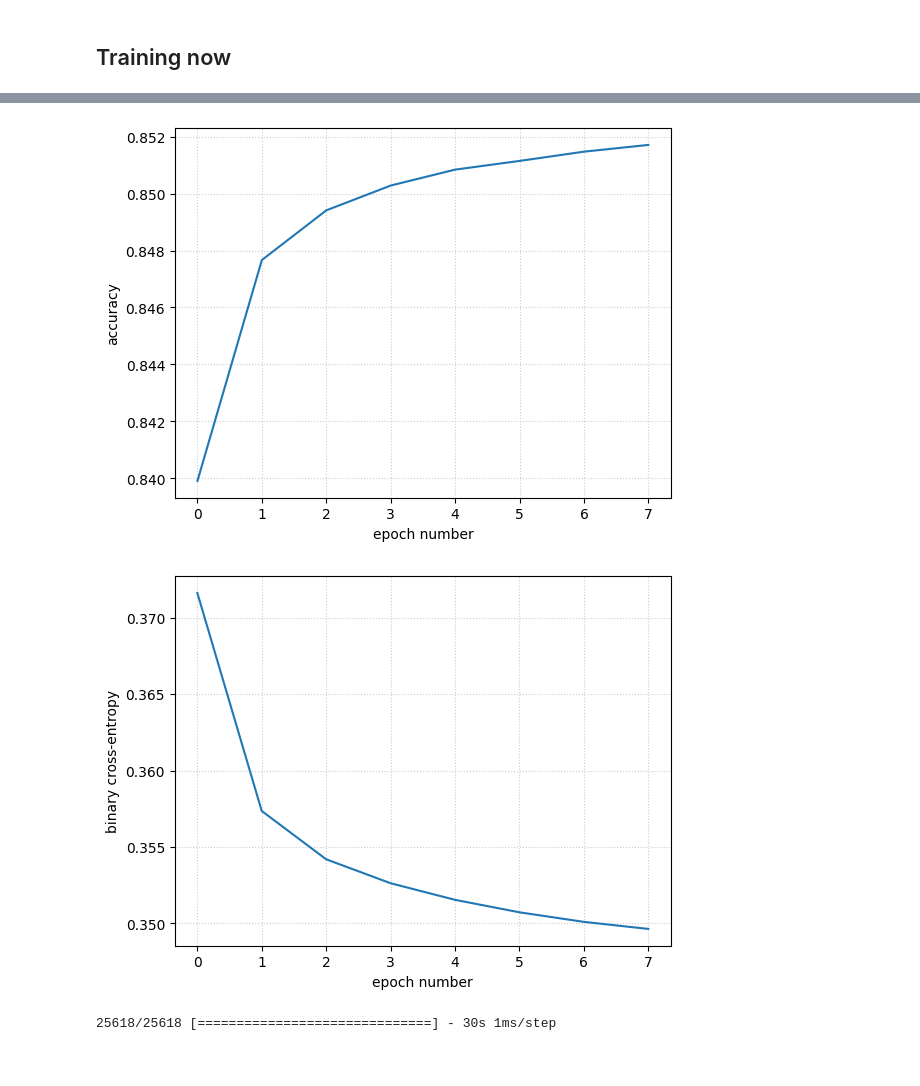
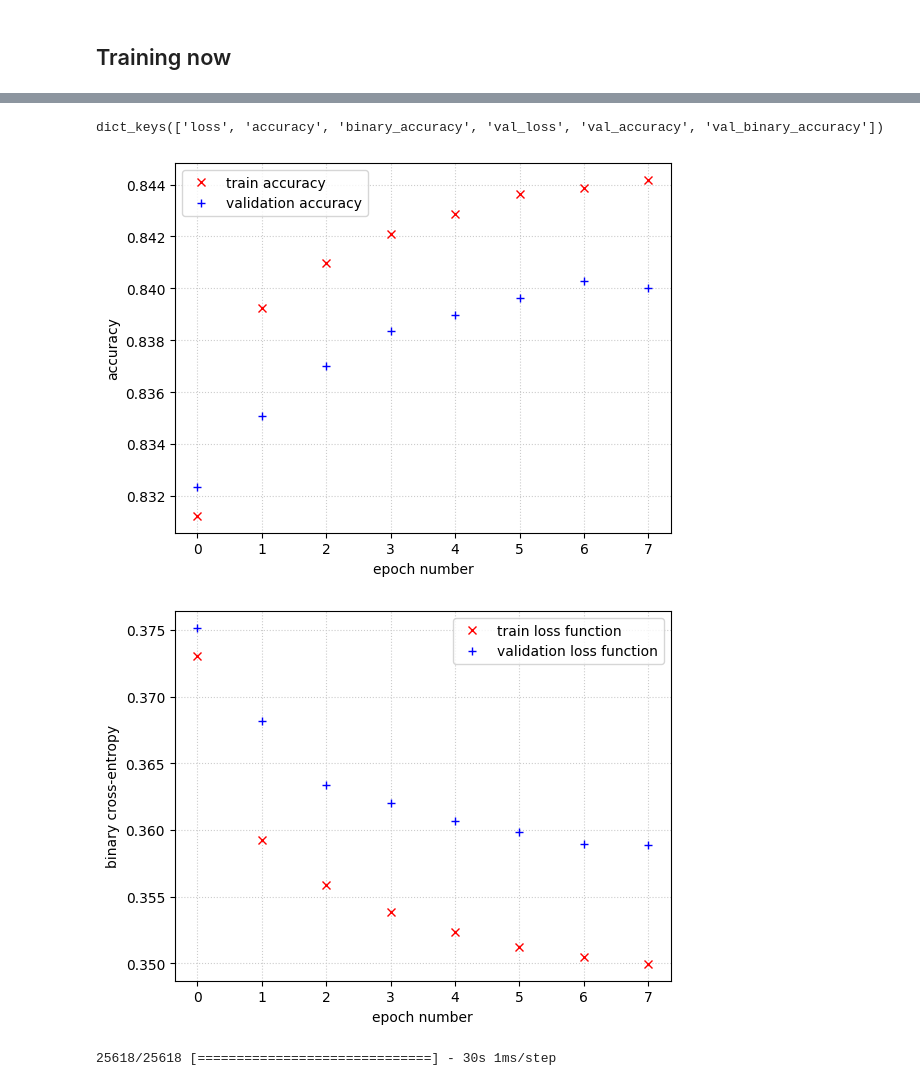
Before and after one commit to mkidson/Uni-Code, a Jupyter notebook: Honours/DS/Top_Tagging/topTaggingTrain.ipynb, the cells around one changed output, grey strips where cells are left out. Cells and saved outputs as stored; diff of their text form; code cells hidden in the pictures.

```diff
--- a/Honours/DS/Top_Tagging/topTaggingTrain.ipynb
+++ b/Honours/DS/Top_Tagging/topTaggingTrain.ipynb
@@ -29,7 +29,11 @@ with h5py.File(dataPath, 'r') as data:
 processed_dict = preprocessing.high_level(hlDataArr)
 processed_df = pd.DataFrame(processed_dict)
 # %%
-data_train, data_test, labels_train, labels_test, weights_train, weights_test = train_test_split(processed_df, npDataLabels, npDataWeights, test_size=0.33, random_state=69, shuffle=True)
+data_1, data_test, labels_1, labels_test, weights_1, weights_test = train_test_split(processed_df, npDataLabels, npDataWeights, test_size=0.33, random_state=69, shuffle=True)
+
+data_train, data_valid, labels_train, labels_valid, weights_train, weights_valid = train_test_split(data_1, labels_1, weights_1, test_size = 0.05, random_state=420, shuffle=True)
 # %%
 train_data_set = tf.data.Dataset.from_tensor_slices((data_train, labels_train, weights_train)).batch(batch_size)
+
+valid_data_set = tf.data.Dataset.from_tensor_slices((data_valid, labels_valid, weights_valid)).batch(batch_size)
 # %% [output]
@@ -75,8 +58,8 @@ model.add(Dense(20, activation='relu', kernel_regularizer=None, kernel_initializ
 model.add(Dense(20, activation='relu', kernel_regularizer=None, kernel_initializer='glorot_uniform'))
 model.add(Dense(20, activation='relu', kernel_regularizer=None, kernel_initializer='glorot_uniform'))
 model.add(Dense(1, activation='sigmoid'))
-model.compile(loss='binary_crossentropy', optimizer='adam', metrics=['accuracy'])
+model.compile(loss='binary_crossentropy', optimizer='adam', weighted_metrics=['accuracy', 'binary_accuracy'])
 # %%
-history = model.fit(train_data_set, epochs=8, batch_size=batch_size, verbose=1)
+history = model.fit(train_data_set, validation_data=valid_data_set, epochs=8, batch_size=batch_size, verbose=1)
 # %% [output]
 Epoch 1/8
@@ -99,21 +81,31 @@ Epoch 8/8
+# %%
+print(history.history.keys())
+# %% [output]
+dict_keys(['loss', 'accuracy', 'binary_accuracy', 'val_loss', 'val_accuracy', 'val_binary_accuracy'])
 # %%
 plt.figure()
-plt.plot(history.history['accuracy'])
+plt.plot(history.history['accuracy'], 'rx', label='train accuracy')
+plt.plot(history.history['val_accuracy'], 'b+', label='validation accuracy')
 plt.xlabel('epoch number')
 plt.ylabel('accuracy')
 plt.grid(color='#CCCCCC', linestyle=':')
+plt.legend()
+plt.savefig('Report/Plots/accuracy_history.pdf')
 plt.show()
 # %% [output]
-[figure, old version]
+[figure, new version]
 # %%
 plt.figure()
-plt.plot(history.history['loss'])
+plt.plot(history.history['loss'], 'rx', label='train loss function')
+plt.plot(history.history['val_loss'], 'b+', label='validation loss function')
 plt.xlabel('epoch number')
 plt.ylabel('binary cross-entropy')
 plt.grid(color='#CCCCCC', linestyle=':')
+plt.legend()
+plt.savefig('Report/Plots/loss_history.pdf')
 plt.show()
 # %% [output]
-[figure, old version]
+[figure, new version]
 # %%
 pred_test = model.predict(data_test, verbose=1)
 # %% [output]
```
Also changed, not shown: parts of 5 cells of this notebook, 16 other files.
